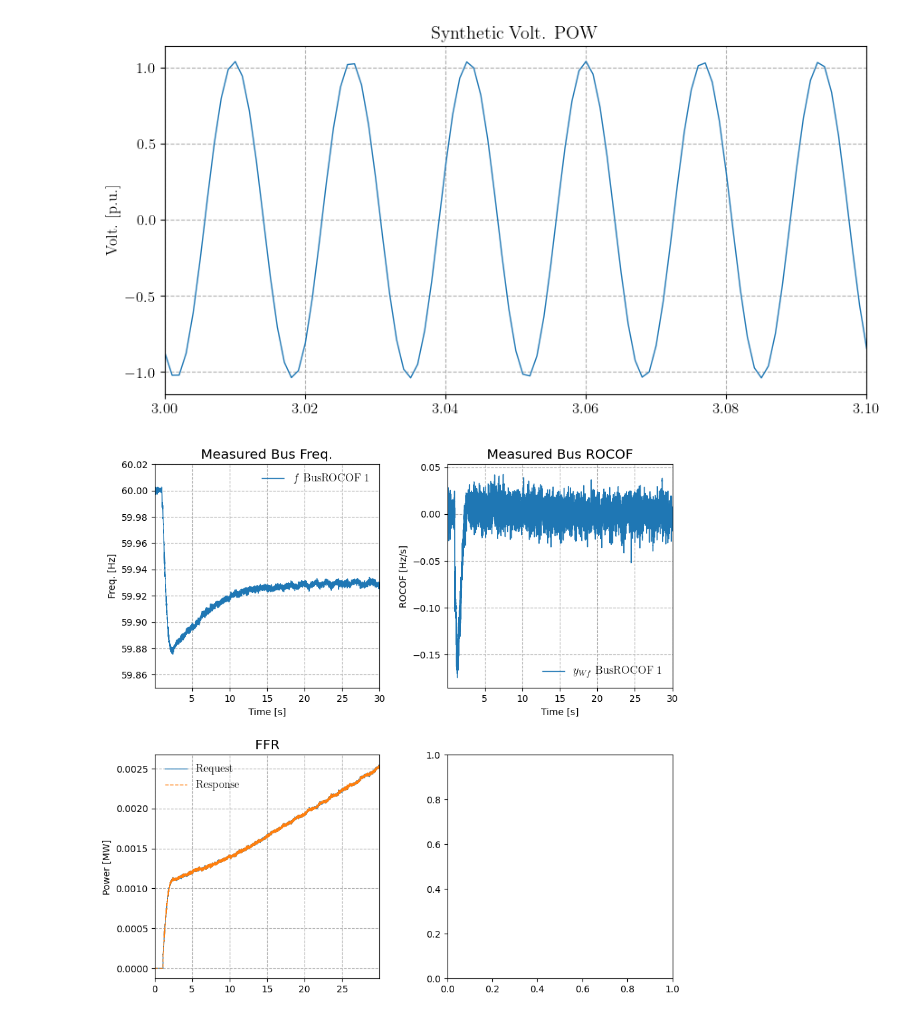
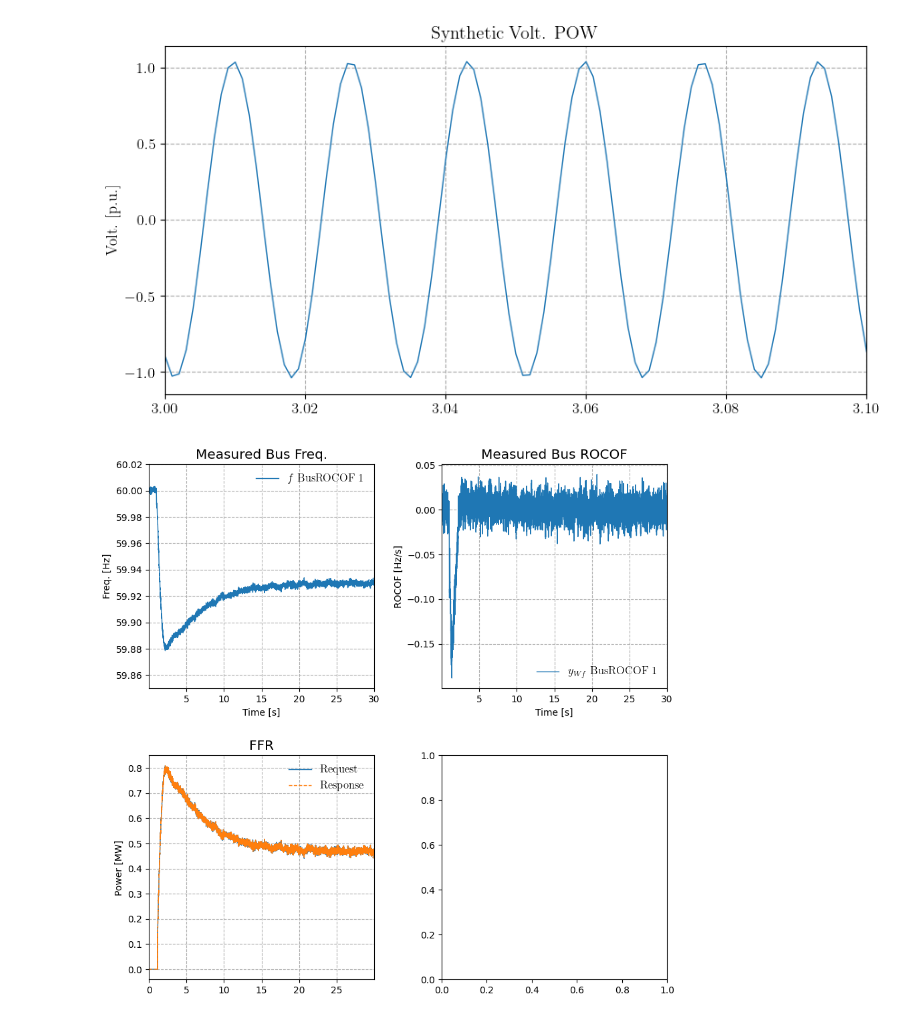
Before and after one commit to CURENT/demo, a Jupyter notebook: demo/measurements/notes/ffr.ipynb, the cells around one changed output. Drawn from its saved outputs; the diff is of its cells as text; code cells hidden in the pictures.

Commit message:
In measurements study, 1) add a buffer 2) set FFR.Ki as 0

```diff
--- a/demo/measurements/notes/ffr.ipynb
+++ b/demo/measurements/notes/ffr.ipynb
@@ -159,9 +159,14 @@ ss.fn = ss.config.freq  # rated freq.
 
 ss.fdb = np.array([0.02], dtype=float)  # freq. deadband
 
+# --- signal buffer ---
+ss.buf = np.zeros(1000, dtype=float)  # buffer for the signal
+ss.nbuf = np.array([0], dtype=int)  # buffer index
+
+# --- FFR PI Control ---
 ss.ue = np.array([0], dtype=int)  # enable flag
-ss.Kp = np.array([-0.5], dtype=float)  # PI control proportional gain, Kp
-ss.Ki = np.array([-0.05], dtype=float)  # PI control integral gain, Ki
+ss.Kp = np.array([-4], dtype=float)  # PI control proportional gain, Kp
+ss.Ki = np.array([-0.0], dtype=float)  # PI control integral gain, Ki
 ss.Integral = np.array([0], dtype=float)  # PI control integral part
 ss.Pin = np.array([0], dtype=float)  # FFR input power, power signal, in p.u.
 
@@ -222,35 +227,33 @@ plt.style.use('default')
 fig, ax = plt.subplots(2, 2, figsize=(10, 10), dpi=100)
 plt.subplots_adjust(hspace=0.3, wspace=0.3)
 
 fmin, fmax = 59.85, 60.02
 _ = ss.TDS.plt.plot(ss.BusROCOF.f,
                     ytimes=ss.BusROCOF.fn.v,
                     ymin=fmin, ymax=fmax,
                     grid=True, show=False,
                     title='Measured Bus Freq.',
                     ylabel='Freq. [Hz]',
                     fig=fig, ax=ax[0, 0],)
 _ = ss.TDS.plt.plot(ss.BusROCOF.Wf_y,
                     ytimes=ss.config.freq,
                     grid=True, show=False,
                     title='Measured Bus ROCOF',
                     ylabel='ROCOF [Hz/s]',
                     fig=fig, ax=ax[0, 1],)
 
 _ = ss.TDS.plt.plot_data(outdf['t'].values,
-                         outdf['Pin'].values,
-                         ytimes=ss.config.mva,
+                         ss.config.mva * outdf['Pin'].values,
                          grid=True, show=False,
                          title='FFR',
                          ylabel='Power [MW]',
                          yheader=['Request'],
                          fig=fig, ax=ax[1, 0],)
 _ = ss.TDS.plt.plot_data(outdf['t'].values,
-                         outdf['Pout'].values,
-                         ytimes=ss.config.mva,
+                         ss.config.mva * outdf['Pout'].values,
                          grid=True, show=False,
                          linestyles=['--'],
                          yheader=['Response'],
                          fig=fig, ax=ax[1, 0],)
 # %% [output]
-[figure, old version]
+[figure, new version]
```
Also changed, not shown: parts of 4 cells of this notebook, 3 other files.
